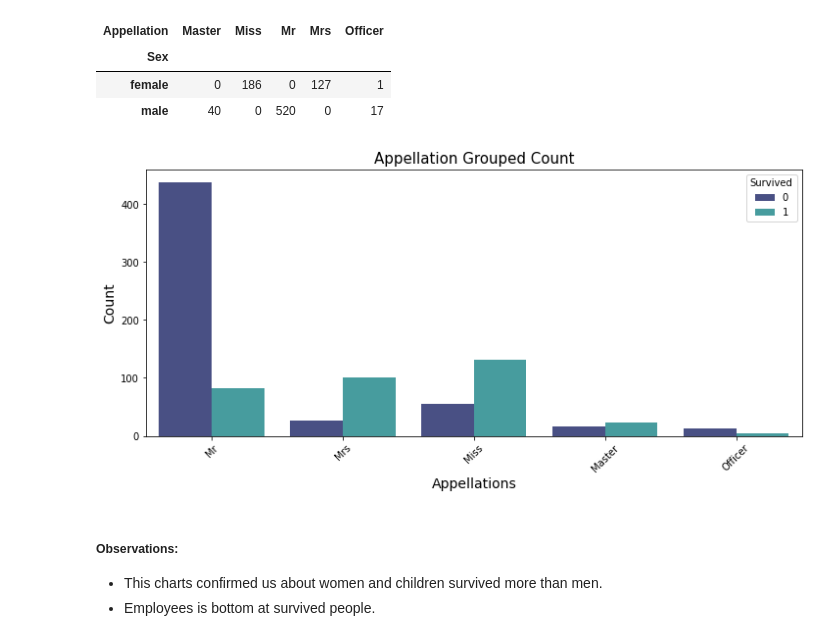
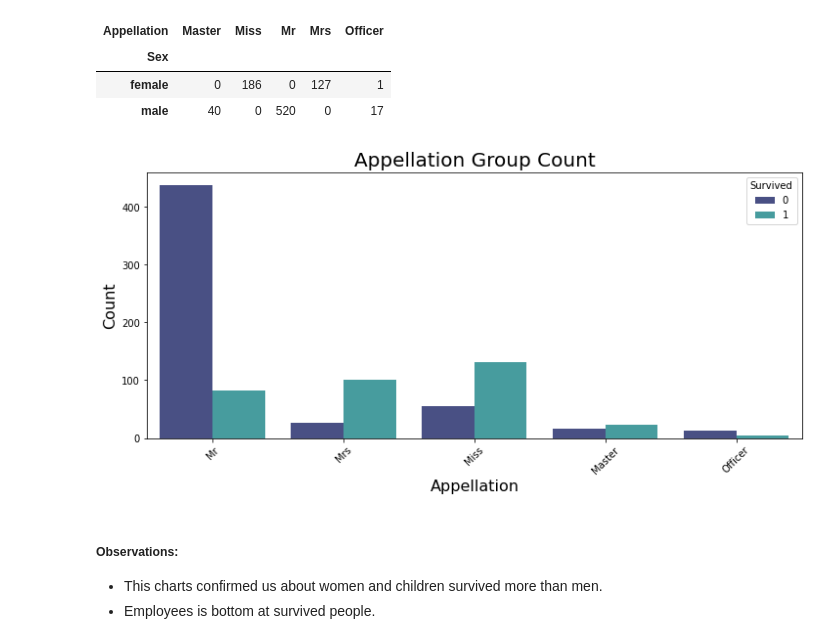
Before and after one commit to ElifKarakutukDinc/Titanic-EDA, a Jupyter notebook: EDA-function.ipynb, the cells around one changed output. Drawn from its saved outputs; the diff is of its cells as text; code cells hidden in the pictures.

Commit message:
adding functions for countplot viz

```diff
--- a/EDA-function.ipynb
+++ b/EDA-function.ipynb
@@ -375,19 +377,20 @@ pd.crosstab(df_train.Appellation,df_train.Sex).T.style.background_gradient(cmap=
 | female | 0 | 186 | 0 | 127 | 1 |
 | male | 40 | 0 | 520 | 0 | 17 |
 # %%
-# Figure size
-plt.figure(figsize=(12,5))
+# Defining the figure size of our graphic
+def countplot_group(data,xcolumn,xlabel_column,ylabel_column,groupped_column,title):
+    plt.figure(figsize=(12,5))
 
-# Plotting the count of title by Survived or not category
-sns.countplot(x='Appellation', data=df_train, palette="mako",
-              hue="Survived")
-plt.xlabel("Appellations", fontsize=14)
-plt.ylabel("Count", fontsize=14)
-plt.title("Appellation Grouped Count", fontsize=15)
-plt.xticks(rotation=45)
-plt.show()
+    sns.countplot(x=xcolumn, data=data, hue=groupped_column, palette="mako")
+    plt.xlabel(xlabel_column, fontsize=16) #seting the xtitle and size
+    plt.ylabel(ylabel_column, fontsize=16) # Seting the ytitle and size
+    plt.title(title, fontsize=20)
+    plt.xticks(rotation=45)
+    plt.show()
-# %% [output]
-[figure, removed]
+# %%
+countplot_group(df_train,"Appellation","Appellation","Count","Survived","Appellation Group Count")
+# %% [output]
+[figure, added]
 # %% [markdown]
 ##### Observations:
 * This charts confirmed us about women and children survived more than men.
```
Also changed, not shown: parts of 7 cells of this notebook.
